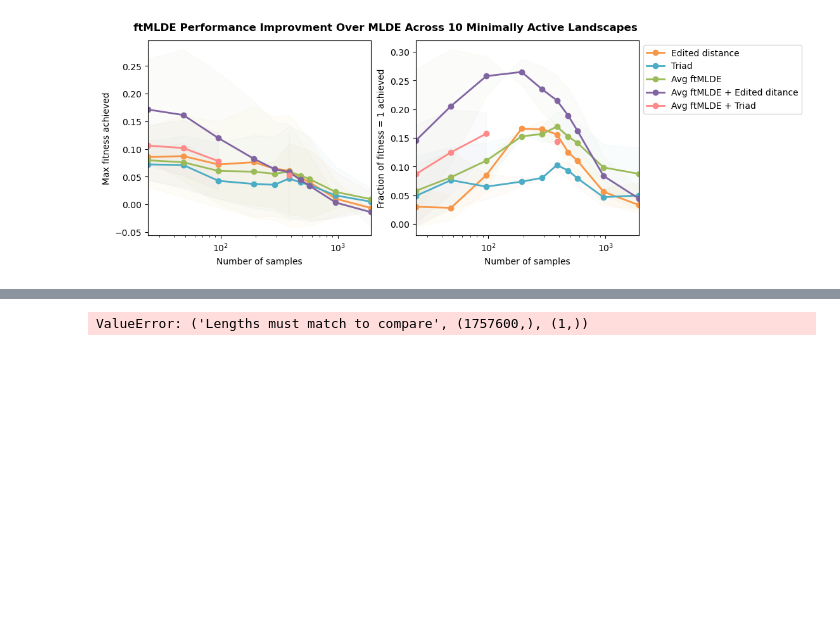
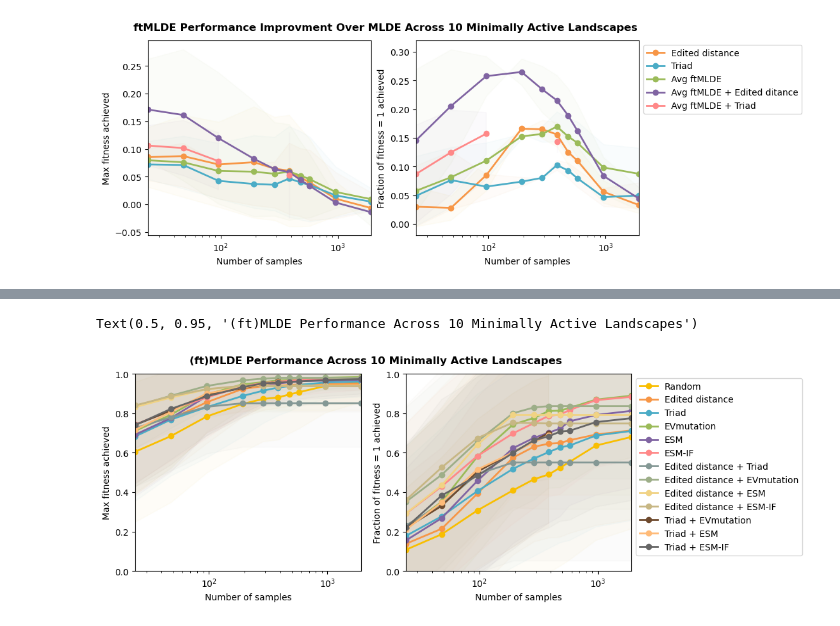
Before and after one commit to fhalab/SSMuLA, a Jupyter notebook: sandbox/plot_ftmlde_comb.ipynb, the cells around one changed output, grey strips where cells are left out. Cells and saved outputs as stored; diff of their text form; code cells hidden in the pictures; blank space fills up the shorter version.

```diff
--- a/sandbox/plot_ftmlde_comb.ipynb
+++ b/sandbox/plot_ftmlde_comb.ipynb
@@ -381,0 +415,2 @@ def get_mlde_avg_sdf(mlde_all, n_top, n_mut_cutoff, zs, active_lib_list, ft_frac
+# %%
+more_colors = [PRESENTATION_PALETTE_SATURATE[c] for c in mlde_color_list] + list(ZS_COLOR_MAP_APPENDED.values())[5:9] + [PRESENTATION_PALETTE_SATURATE["brown"], PRESENTATION_PALETTE_SATURATE["light_orange"], PRESENTATION_PALETTE_SATURATE["gray"]]
@@ -384,9 +439,19 @@ avg_mlde_df_dict = {
     "Random": get_mlde_avg_sdf(mlde_all, 96, "all", ["none"], active_lib_list),
     "Edited distance": get_mlde_avg_sdf(mlde_all, 96, "double", ["none"], active_lib_list),
     "Triad": get_mlde_avg_sdf(mlde_all, 96, "all", ["Triad_score"], active_lib_list),
-    "Avg ftMLDE": ((get_mlde_avg_sdf(mlde_all, 96, "all", ZS_OPTS[1:], active_lib_list)*len(ZS_OPTS[1:]) + get_mlde_avg_sdf(mlde_all, 96, "double", ["none"], active_lib_list)))/(len(ZS_OPTS[1:])+1),
-    "Avg ftMLDE + Edited ditance": get_mlde_avg_sdf(mlde_all, 96, "double", ZS_OPTS[1:], active_lib_list),
-    "Avg ftMLDE + Triad": (get_mlde_avg_sdf(mlde_all, 96, "all", ["Triad-ev_score", "Triad-esm_score"], active_lib_list)*2 + get_mlde_avg_sdf(mlde_all, 96, "double", ["Triad_score"], active_lib_list))/3
+    "EVmutation": get_mlde_avg_sdf(mlde_all, 96, "all", ["ev_score"], active_lib_list),
+    "ESM": get_mlde_avg_sdf(mlde_all, 96, "all", ["esm_score"], active_lib_list),
+    "ESM-IF": get_mlde_avg_sdf(mlde_all, 96, "all", ["esmif_score"], active_lib_list),
+    "Edited distance + Triad": get_mlde_avg_sdf(mlde_all, 96, "double", ["Triad_score"], active_lib_list),
+    "Edited distance + EVmutation": get_mlde_avg_sdf(mlde_all, 96, "double", ["ev_score"], active_lib_list),
+    "Edited distance + ESM": get_mlde_avg_sdf(mlde_all, 96, "double", ["esm_score"], active_lib_list),
+    "Edited distance + ESM-IF": get_mlde_avg_sdf(mlde_all, 96, "double", ["esmif_score"], active_lib_list),
+    "Triad + EVmutation": get_mlde_avg_sdf(mlde_all, 96, "all", ["Triad-ev_score"], active_lib_list),
+    "Triad + ESM": get_mlde_avg_sdf(mlde_all, 96, "all", ["Triad-esm_score"], active_lib_list),
+    "Triad + ESM-IF": get_mlde_avg_sdf(mlde_all, 96, "all", ["struc-comb_score"], active_lib_list),
+    # "Avg ftMLDE": ((get_mlde_avg_sdf(mlde_all, 96, "all", ZS_OPTS[1:], active_lib_list)*len(ZS_OPTS[1:]) + get_mlde_avg_sdf(mlde_all, 96, "double", ["none"], active_lib_list)))/(len(ZS_OPTS[1:])+1),
+    # "Avg ftMLDE + Edited ditance": get_mlde_avg_sdf(mlde_all, 96, "double", ZS_OPTS[1:], active_lib_list),
+    # "Avg ftMLDE + Triad": (get_mlde_avg_sdf(mlde_all, 96, "all", ["Triad-ev_score", "Triad-esm_score"], active_lib_list)*2 + get_mlde_avg_sdf(mlde_all, 96, "double", ["Triad_score"], active_lib_list))/3
 }
 
 fig, axes = plt.subplots(1, 2, figsize=(10, 4))
@@ -408,13 +473,13 @@ for ax, mlde_metric, de_metric, y_label in zip(
             marker="o",
             linestyle="solid",
             linewidth=2,
-            color=PRESENTATION_PALETTE_SATURATE[mlde_color_list[i]],
+            color=more_colors[i],
         )
         ax.fill_between(
             mlde_df.index,
             mlde_df[f"{mlde_metric}_mean"] - mlde_df[f"{mlde_metric}_std"],
             mlde_df[f"{mlde_metric}_mean"] + mlde_df[f"{mlde_metric}_std"],
-            color=PRESENTATION_PALETTE_SATURATE[mlde_color_list[i]],
+            color=more_colors[i],
             alpha=0.03,
         )
 
@@ -424,31 +489,32 @@ for ax, mlde_metric, de_metric, y_label in zip(
     #         label=f"DE: {DE_LEGEND_MAP[de]}",
     #         color=DE_COLORS[de],
     #         linestyle="dashed",
     #         linewidth=2,
     #     )
     #     ax.fill_between(
     #         N_SAMPLE_LIST,
     #         de_avg.loc[de, f"{de_metric}_mean"] - de_avg.loc[de, f"{de_metric}_std"],
     #         de_avg.loc[de, f"{de_metric}_mean"] + de_avg.loc[de, f"{de_metric}_std"],
     #         color=DE_COLORS[de],
     #         alpha=0.03,
     #     )
 
     ax.set_xlim(N_SAMPLE_LIST[0], N_SAMPLE_LIST[-1])
     ax.set_ylim(0, 1.0)
 
     ax.set_xscale("log")
     ax.set_xlabel("Number of samples")
     ax.set_ylabel(f"{y_label} achieved")
 
     if ax == axes[1]:
         ax.legend(loc="upper left", bbox_to_anchor=(1, 1))
 
 fig.suptitle(
     "(ft)MLDE Performance Across 10 Minimally Active Landscapes",
     fontsize=12,
     fontweight="bold",
     y=0.95,
 )
 # %% [output]
-ValueError: ('Lengths must match to compare', (1757600,), (1,))
+Text(0.5, 0.95, '(ft)MLDE Performance Across 10 Minimally Active Landscapes')
+[figure, added]
```
Also changed, not shown: parts of 8 cells of this notebook, 1 other file.
